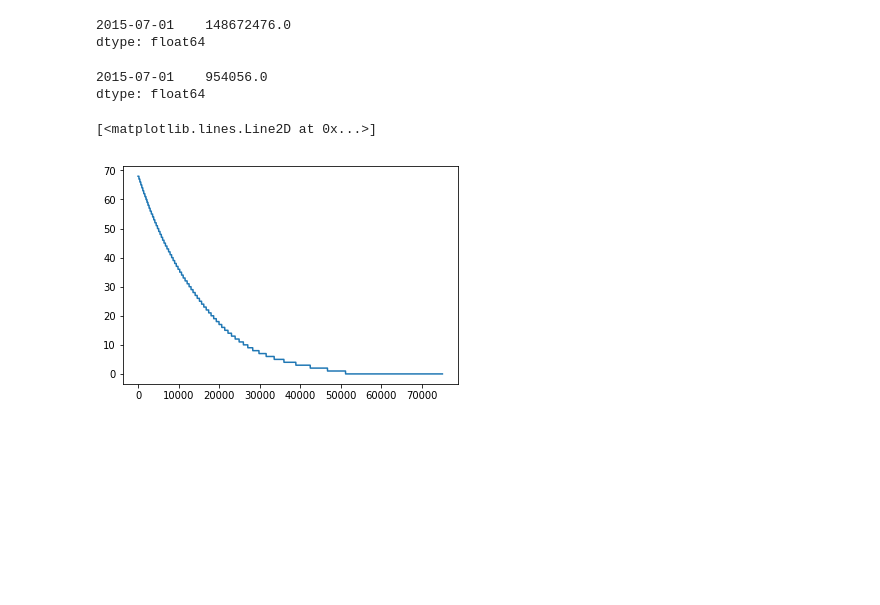
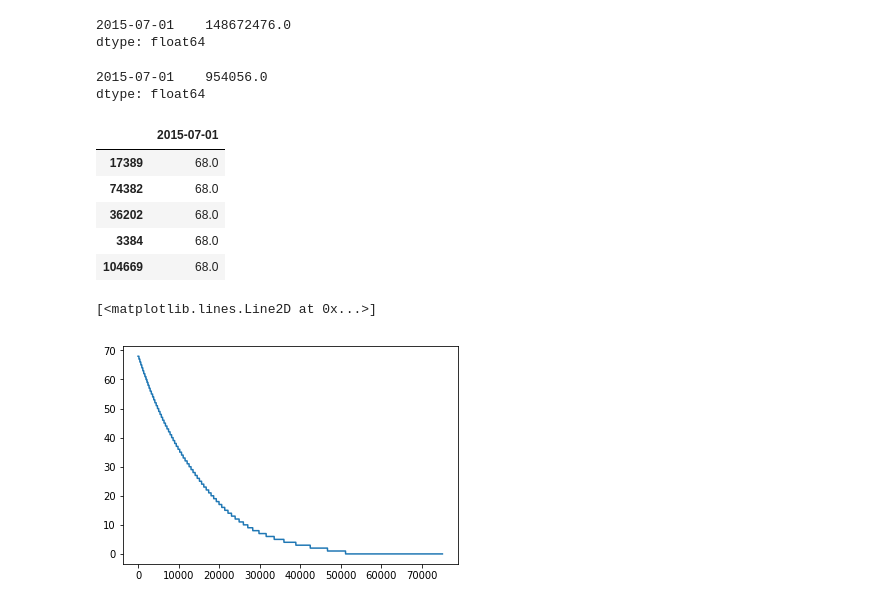
Before and after one commit to tavishcode/fyp, a Jupyter notebook: wiki eda.ipynb, the cells around one changed output. Saved outputs shown, nothing was run; the diff lists cells and outputs as text; code cells hidden in the pictures; blank space fills up the shorter version.

```diff
--- a/wiki eda.ipynb
+++ b/wiki eda.ipynb
@@ -38,6 +39,15 @@ dtype: float64
 # %%
 # exclude top 70k contents from datafram
 df = df[70000:]
+# %%
+df.head()
+# %% [output]
+|  | 2015-07-01 |
+| 17389 | 68.0 |
+| 74382 | 68.0 |
+| 36202 | 68.0 |
+| 3384 | 68.0 |
+| 104669 | 68.0 |
 # %%
 # distribution of requests among the rest of the 70k contents
 y = df.values
```
Also changed, not shown: parts of 4 cells of this notebook.
